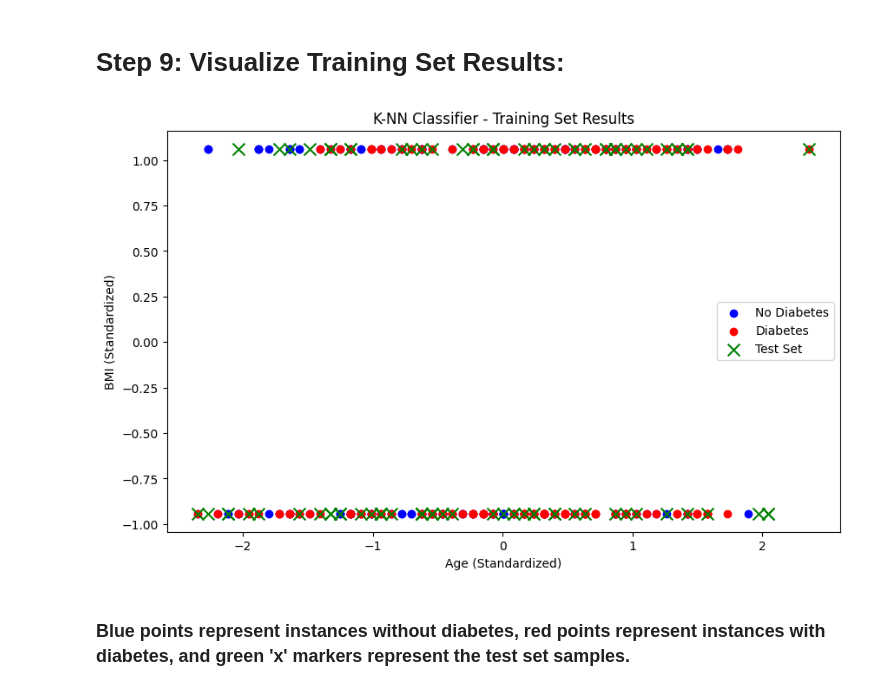
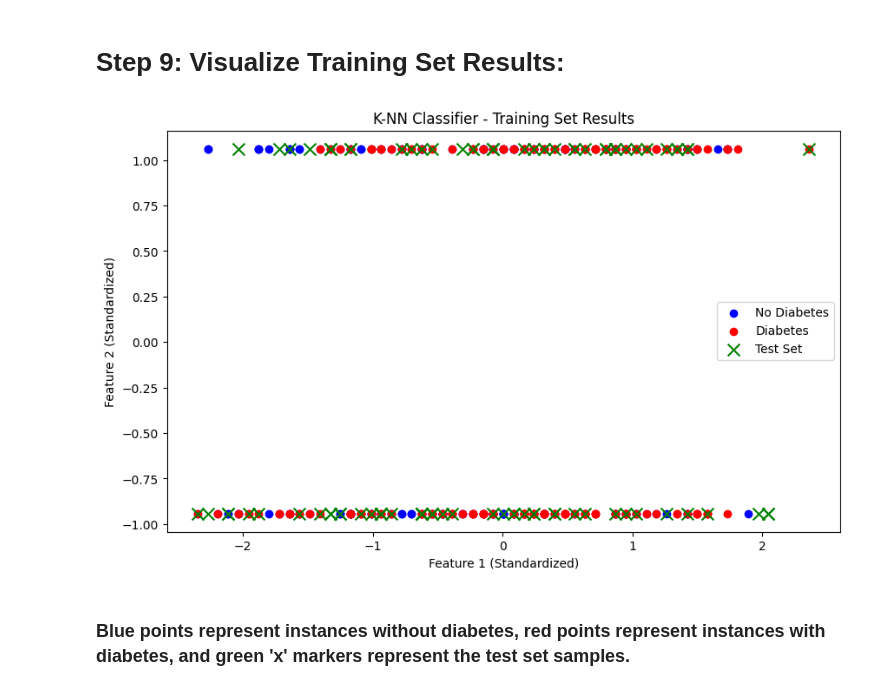
Before and after one commit to VED-PRAKA5H/machine_learning, a Jupyter notebook: K-NN_algorithm.ipynb, the cells around one changed output. Cells and saved outputs as stored; diff of their text form; code cells hidden in the pictures.

```diff
--- a/K-NN_algorithm.ipynb
+++ b/K-NN_algorithm.ipynb
@@ -140,14 +140,14 @@ weighted avg       0.70      0.70      0.70        89
 # %%
 plt.figure(figsize=(10, 6))
 plt.scatter(X_train_scaled[y_train == 0, 0], X_train_scaled[y_train == 0, 1], color='blue', label='No Diabetes')
 plt.scatter(X_train_scaled[y_train == 1, 0], X_train_scaled[y_train == 1, 1], color='red', label='Diabetes')
 plt.scatter(X_test_scaled[:, 0], X_test_scaled[:, 1], color='green', label='Test Set', marker='x', s=100)
 plt.title('K-NN Classifier - Training Set Results')
-plt.xlabel('Age (Standardized)')
-plt.ylabel('BMI (Standardized)')
+plt.xlabel('Feature 1 (Standardized)')
+plt.ylabel('Feature 2 (Standardized)')
 plt.legend()
 plt.show()
 # %% [output]
-[figure, old version]
+[figure, new version]
 # %% [markdown]
 ### Blue points represent instances without diabetes, red points represent instances with diabetes, and green 'x' markers represent the test set samples.
```
